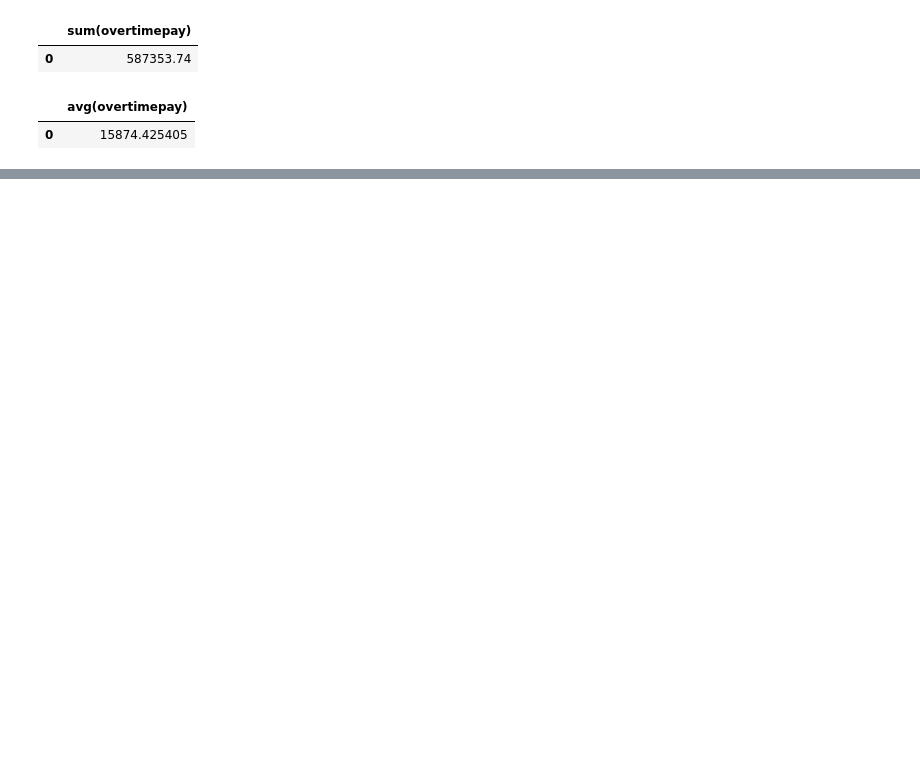
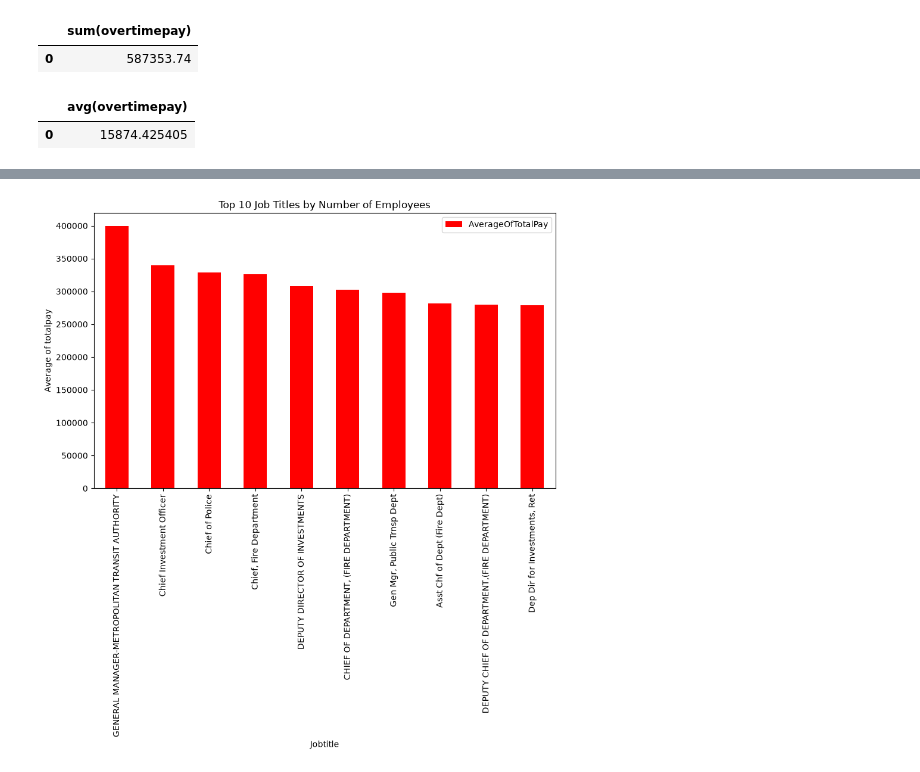
Before and after one commit to sheheryarhilal1/Jawan-Pakistan-23, a Jupyter notebook: Session 23.ipynb, the cells around one changed output, grey strips where cells are left out. Drawn from its saved outputs; the diff is of its cells as text; code cells hidden in the pictures; blank space fills up the shorter version.

```diff
--- a/Session 23.ipynb
+++ b/Session 23.ipynb
@@ -901,0 +1005,11 @@ sql_query(q)
+# %%
+a = pd.read_sql_query(q, conn)
+a.plot(kind='bar', x='JobTitle', y='AverageOfTotalPay', color='red', figsize=(10, 6))
+
+plt.xlabel('Jobtitle')
+plt.ylabel('Average of totalpay')
+plt.title('Top 10 Job Titles by Number of Employees')
+
+plt.show()
+# %% [output]
+[figure, added]
```
Also changed, not shown: parts of 15 cells of this notebook.
